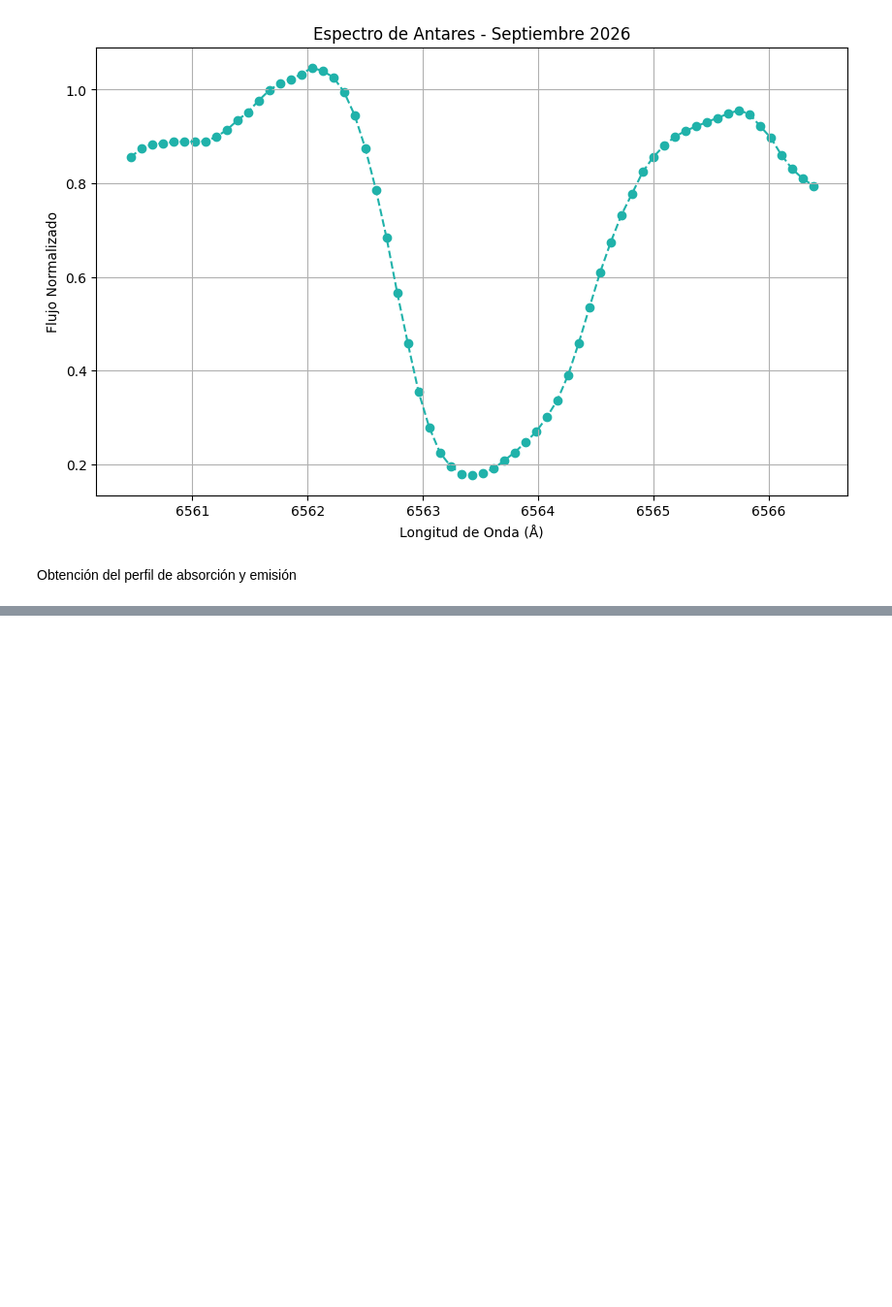
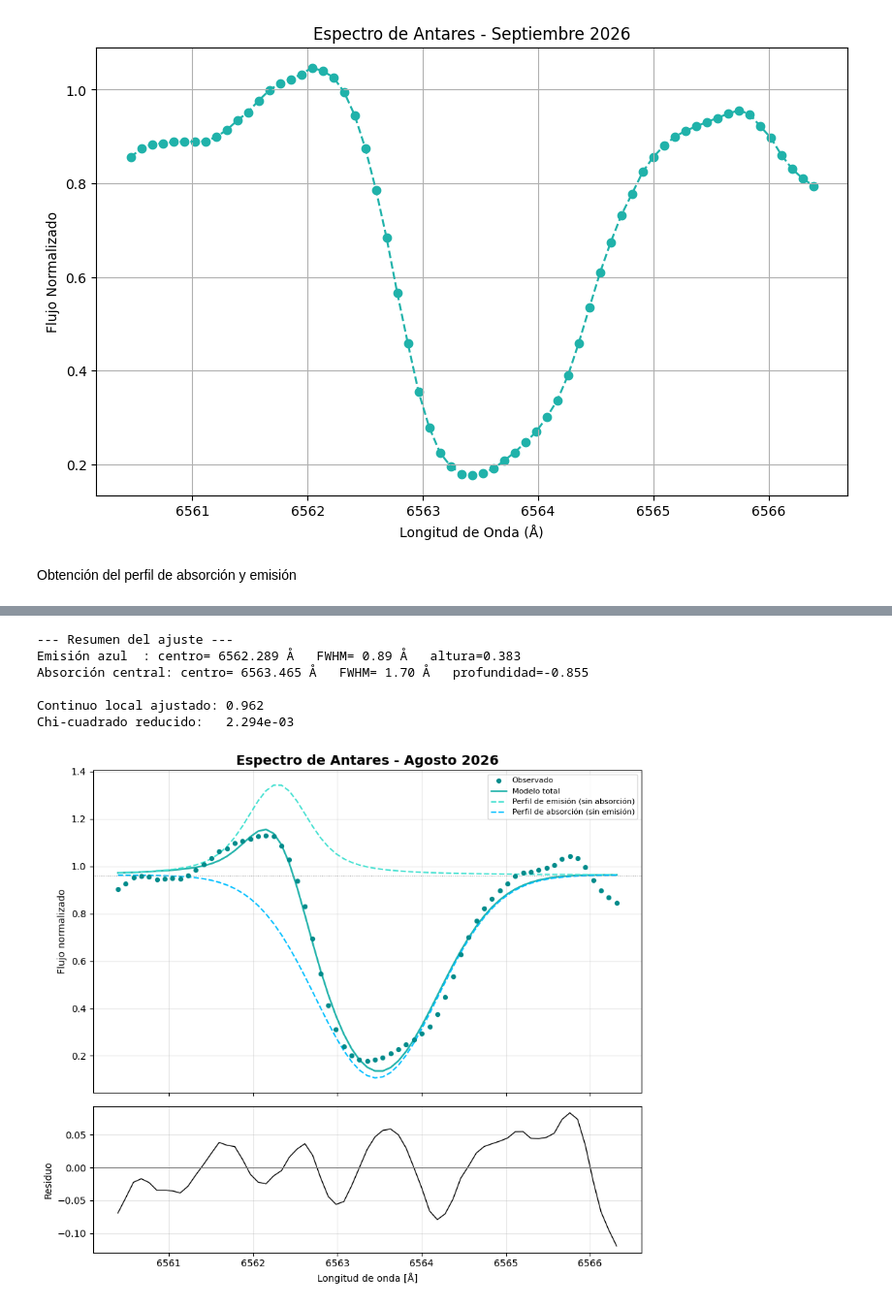
Before and after one commit to JessiDaniL/Tesis, a Jupyter notebook: Datos ESPARTACO/analisis_halpha_antares.ipynb, the cells around one changed output, grey strips where cells are left out. Shown at 97% size. Saved outputs shown, nothing was run; the diff lists cells and outputs as text; code cells hidden in the pictures; blank space fills up the shorter version.

```diff
--- a/Datos ESPARTACO/analisis_halpha_antares.ipynb
+++ b/Datos ESPARTACO/analisis_halpha_antares.ipynb
@@ -422,0 +453,12 @@ Delta BIC (base - metálicas): -120.3  (BIC penaliza más los parámetros extra,
+# %%
+res_a = fit_y_decomposición(datos_cercanos_agosto, centro_agosto, "longitud_observada", "flujo_normalizado")
+resumen_fisico(res_a["fit"])
+visualizacion_decomposicion(res_a, titulo="Espectro de Antares - Agosto 2026")
+# %% [output]
+--- Resumen del ajuste ---
+Emisión azul  : centro= 6562.289 Å   FWHM= 0.89 Å   altura=0.383
+Absorción central: centro= 6563.465 Å   FWHM= 1.70 Å   profundidad=-0.855
+
+Continuo local ajustado: 0.962
+Chi-cuadrado reducido:   2.294e-03
+[figure, added]
```
Also changed, not shown: parts of 12 cells of this notebook, 6 other files.
